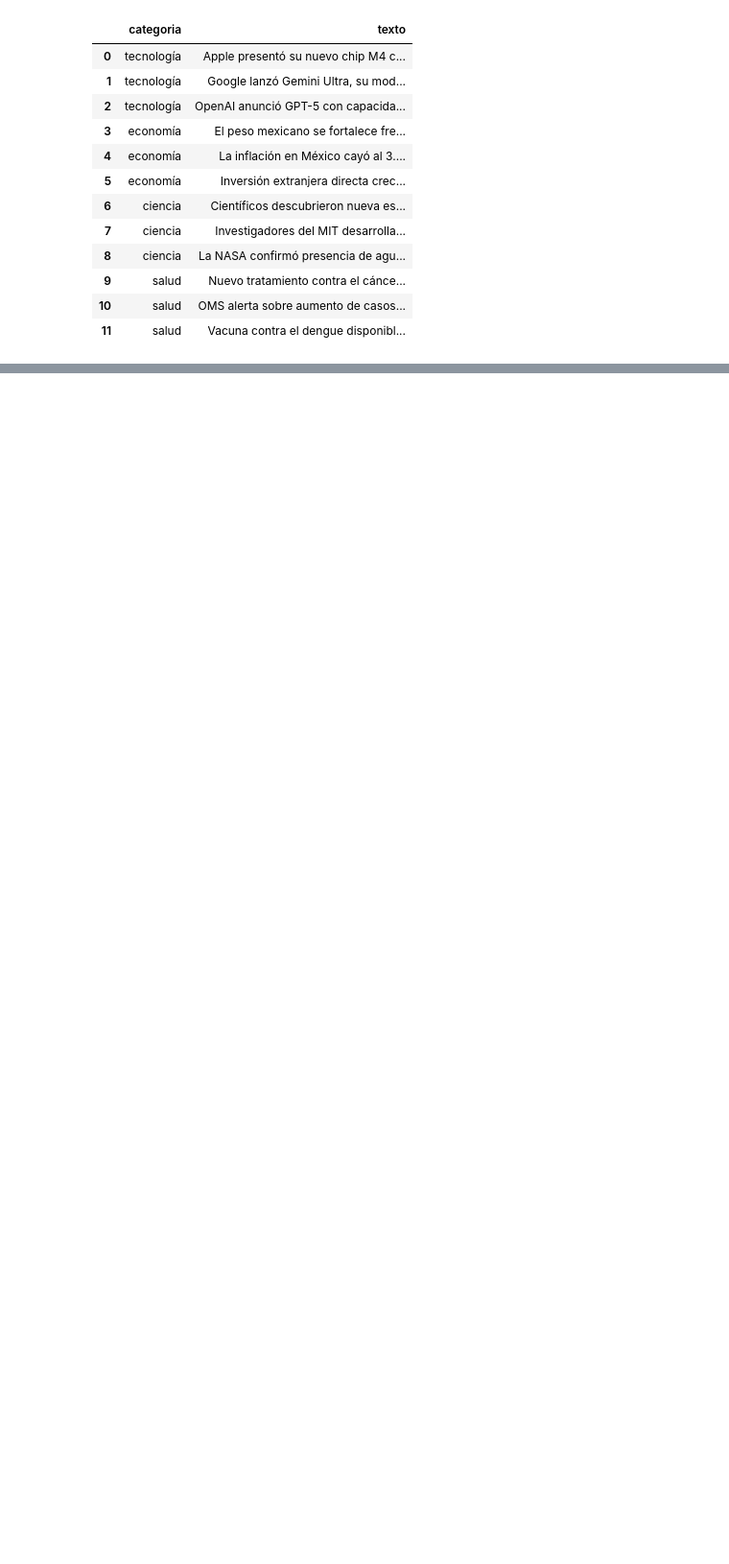
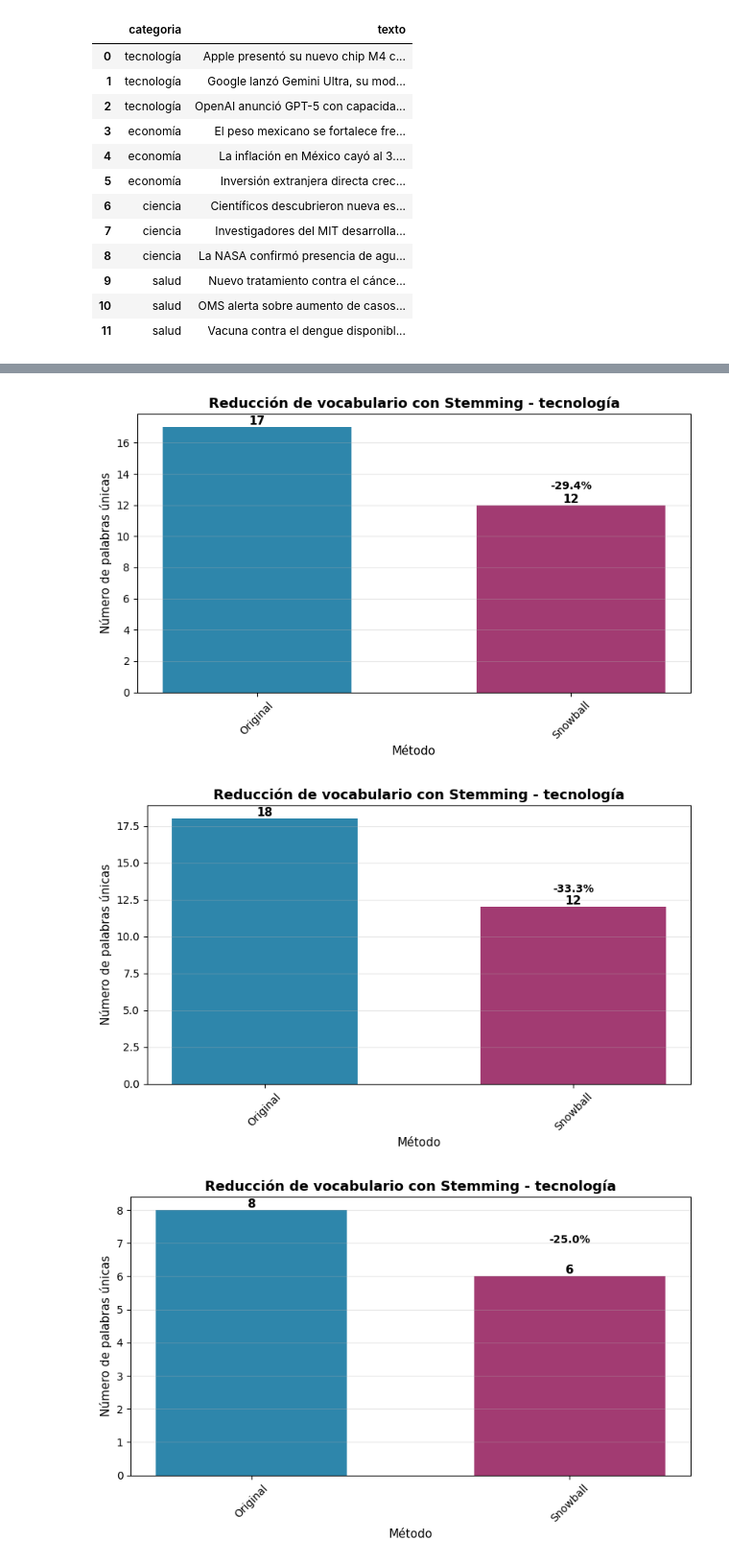
Before and after one commit to echaparro/Procesamiento_Natural_del_Lenguaje_2026, a Jupyter notebook: Modulo I/Actividad2_PipelineTokenizacionStemmerLematizacion.ipynb, the cells around one changed output, grey strips where cells are left out. Shown at 96% size. Cells and saved outputs as stored; diff of their text form; code cells hidden in the pictures; blank space fills up the shorter version.

```diff
--- a/Modulo I/Actividad2_PipelineTokenizacionStemmerLematizacion.ipynb
+++ b/Modulo I/Actividad2_PipelineTokenizacionStemmerLematizacion.ipynb
@@ -77,3 +464,11 @@ df_noticias_esp
 | 9 | salud | Nuevo tratamiento contra el cánce... |
 | 10 | salud | OMS alerta sobre aumento de casos... |
 | 11 | salud | Vacuna contra el dengue disponibl... |
+# %%
+nlp_cleaning_spanish = NLPTextCleaningPipeline(idioma = 'spanish')
+print("="*10,"Preprocesamiento","="*50)
+for index, row in df_noticias_esp.iterrows():
+    print("="*10,f"{row['categoria']}","="*50)
+    print(f"Texto: {row['texto']}")
+    print(f"Procesado: {nlp_cleaning_spanish.preprocesar(row['texto'])}")
+    print()
@@ -79,0 +493,15 @@ df_noticias_esp
+# %%
+print("="*10,"Stemming","="*50)
+dic_result = []
+for index, row in df_noticias_esp.iterrows():
+    dic_stemming = []
+    print("="*10,f"{row['categoria']}","="*50)
+    print(f"Original: {row['texto']}")
+    dic_stemming.append({'Metodo': 'Original','Vocabulario': len(set(nlp_cleaning_spanish.Tokenizar_Palabras_NLTK(row['texto'])))})
+
+    nlp_cleaning_spanish.metodo_stem = "Snowball"
+    print(f"Stemming con Snowball: {nlp_cleaning_spanish.stemmeing(row['texto'])}")
+    dic_stemming.append({'Metodo': 'Snowball', 'Vocabulario': len(set(nlp_cleaning_spanish.stemmeing(row['texto'])))})
+
+    print()
+    dic_result.append({'Documento': row['categoria'], 'Stemming': dic_stemming})
@@ -79,0 +526,7 @@ df_noticias_esp
+# %%
+for item in dic_result:
+    nlp_cleaning_spanish.graficar_stemming(item['Stemming'], f"Reducción de vocabulario con Stemming - {item['Documento']}")
+# %% [output]
+[figure, added]
+[figure, added]
+[figure, added]
```
Also changed, not shown: parts of 11 cells of this notebook.
